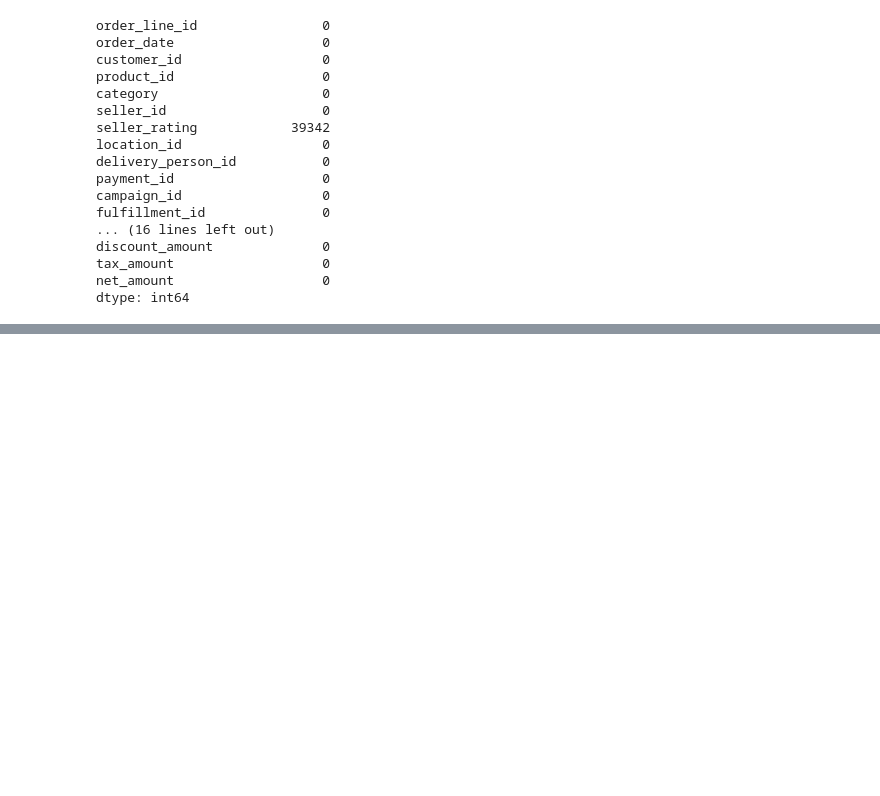
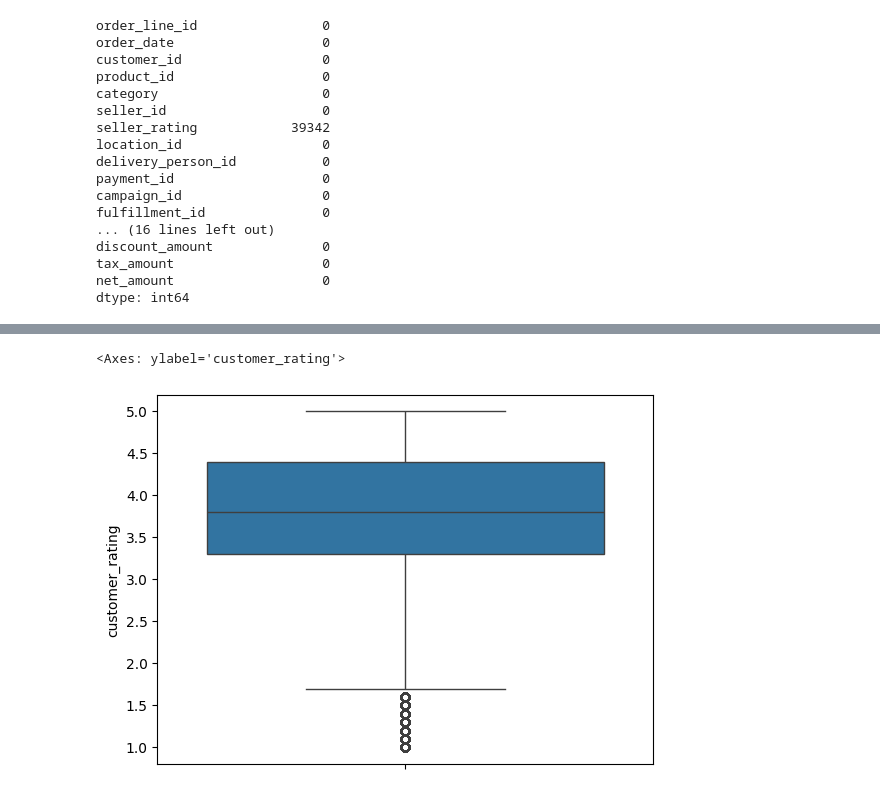
Before and after one commit to BhupathiTharun/Supply-chain-data-warehouse, a Jupyter notebook: data_cleaning.ipynb, the cells around one changed output, grey strips where cells are left out. Cells and saved outputs as stored; diff of their text form; code cells hidden in the pictures; blank space fills up the shorter version.

```diff
--- a/data_cleaning.ipynb
+++ b/data_cleaning.ipynb
@@ -103,0 +135,10 @@ dtype: int64
+# %%
+# filling delivery_rating with mean
+df['delivery_rating']=df['delivery_rating'].fillna(df['delivery_rating'].mean())
+# %%
+#customer_rating
+
+sns.boxplot(data=df,y='customer_rating')
+# %% [output]
+<Axes: ylabel='customer_rating'>
+[figure, added]
```
Also changed, not shown: parts of 12 cells of this notebook.
